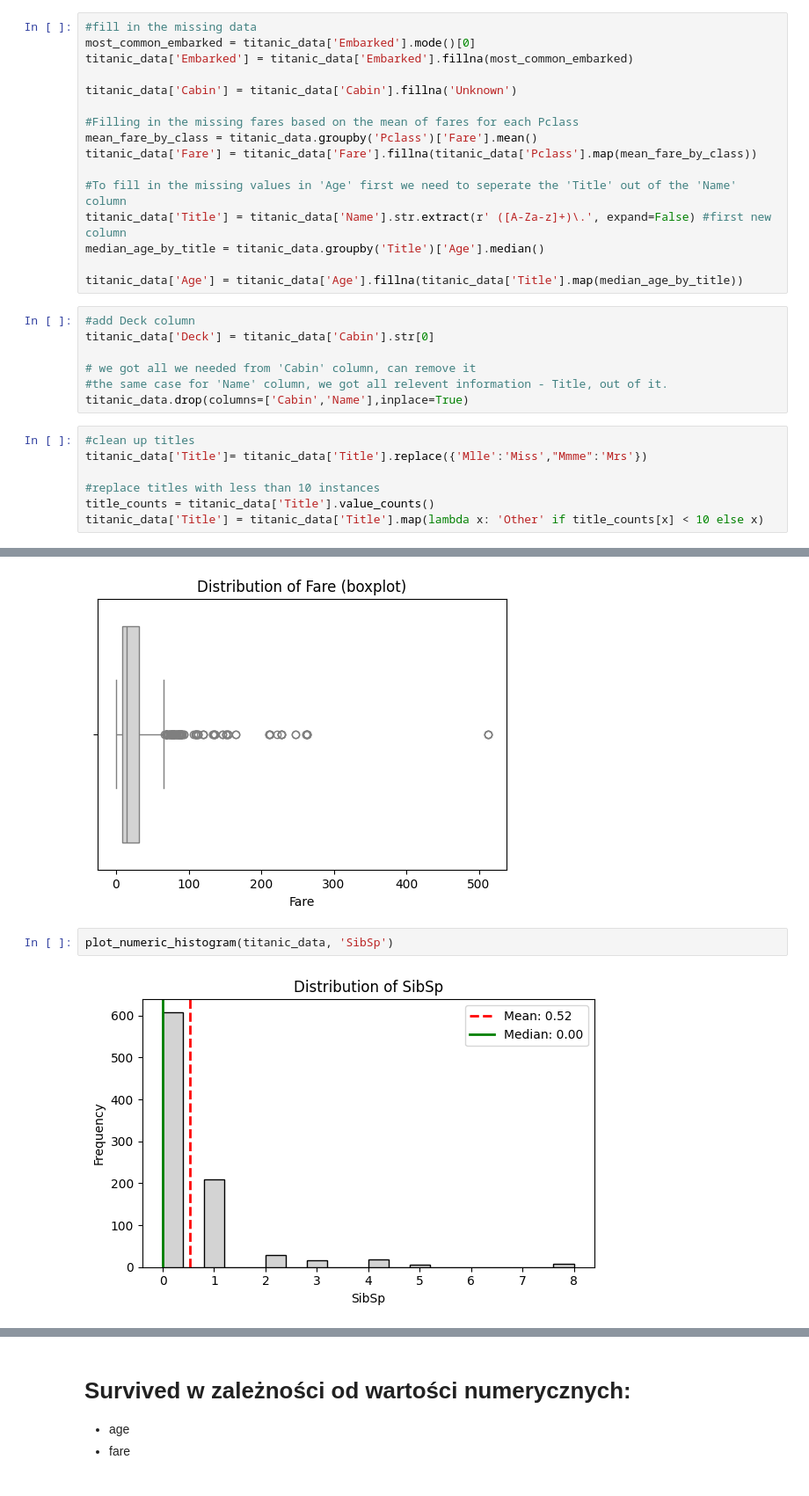
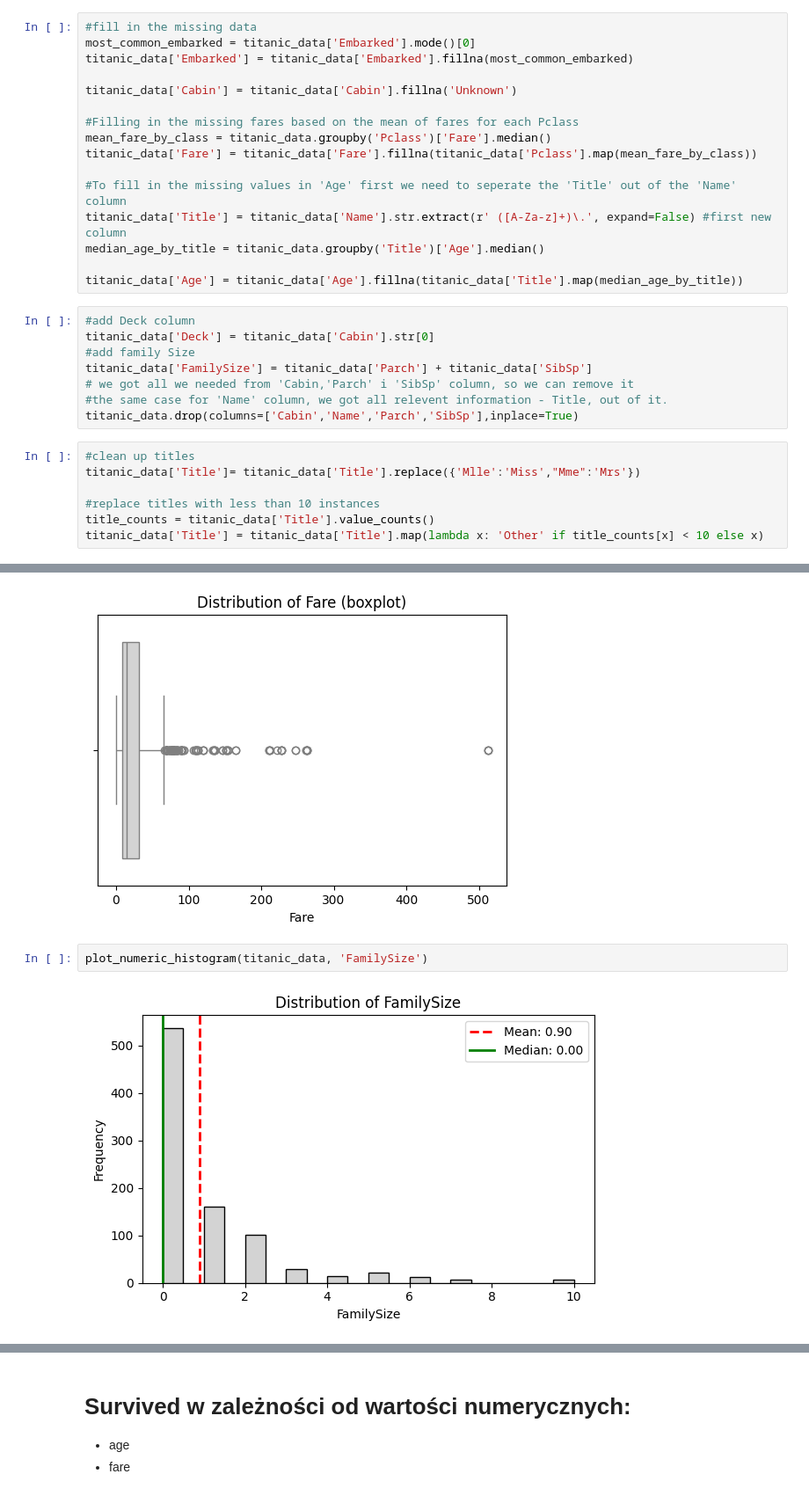
Before and after one commit to Solvro/ml-wakacyjne-wyzwanie-2026, a Jupyter notebook: 01_przetwarzanie_wizualizacja_danych/EDA_zadanie.ipynb, the cells around one changed output, grey strips where cells are left out. Shown at 88% size. Saved outputs shown, nothing was run; the diff lists cells and outputs as text.

```diff
--- a/01_przetwarzanie_wizualizacja_danych/EDA_zadanie.ipynb
+++ b/01_przetwarzanie_wizualizacja_danych/EDA_zadanie.ipynb
@@ -223,7 +223,7 @@ titanic_data['Embarked'] = titanic_data['Embarked'].fillna(most_common_embarked)
 titanic_data['Cabin'] = titanic_data['Cabin'].fillna('Unknown')
 
 #Filling in the missing fares based on the mean of fares for each Pclass
-mean_fare_by_class = titanic_data.groupby('Pclass')['Fare'].mean()
+mean_fare_by_class = titanic_data.groupby('Pclass')['Fare'].median()
 titanic_data['Fare'] = titanic_data['Fare'].fillna(titanic_data['Pclass'].map(mean_fare_by_class))
 
 #To fill in the missing values in 'Age' first we need to seperate the 'Title' out of the 'Name' column
@@ -234,13 +234,14 @@ titanic_data['Age'] = titanic_data['Age'].fillna(titanic_data['Title'].map(media
 # %%
 #add Deck column
 titanic_data['Deck'] = titanic_data['Cabin'].str[0]
-
-# we got all we needed from 'Cabin' column, can remove it
+#add family Size
+titanic_data['FamilySize'] = titanic_data['Parch'] + titanic_data['SibSp']
+# we got all we needed from 'Cabin,'Parch' i 'SibSp' column, so we can remove it
 #the same case for 'Name' column, we got all relevent information - Title, out of it.
-titanic_data.drop(columns=['Cabin','Name'],inplace=True)
+titanic_data.drop(columns=['Cabin','Name','Parch','SibSp'],inplace=True)
 # %%
 #clean up titles
-titanic_data['Title']= titanic_data['Title'].replace({'Mlle':'Miss',"Mmme":'Mrs'})
+titanic_data['Title']= titanic_data['Title'].replace({'Mlle':'Miss',"Mme":'Mrs'})
 
 #replace titles with less than 10 instances
 title_counts = titanic_data['Title'].value_counts()
@@ -364,6 +364,6 @@ boxplot(titanic_data,'Fare')
 # %% [output]
 [figure]
 # %%
-plot_numeric_histogram(titanic_data, 'SibSp')
+plot_numeric_histogram(titanic_data, 'FamilySize')
 # %% [output]
-[figure, old version]
+[figure, new version]
```
Also changed, not shown: parts of 12 cells of this notebook.
